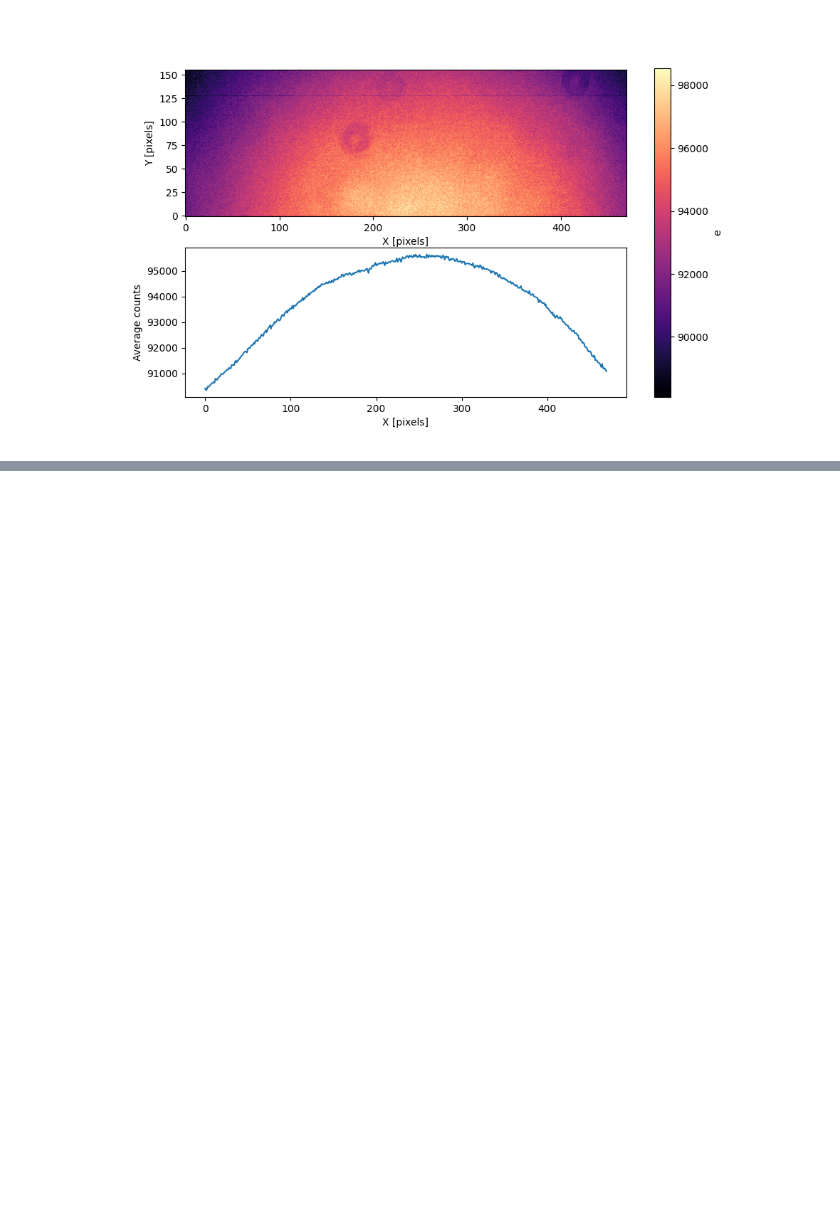
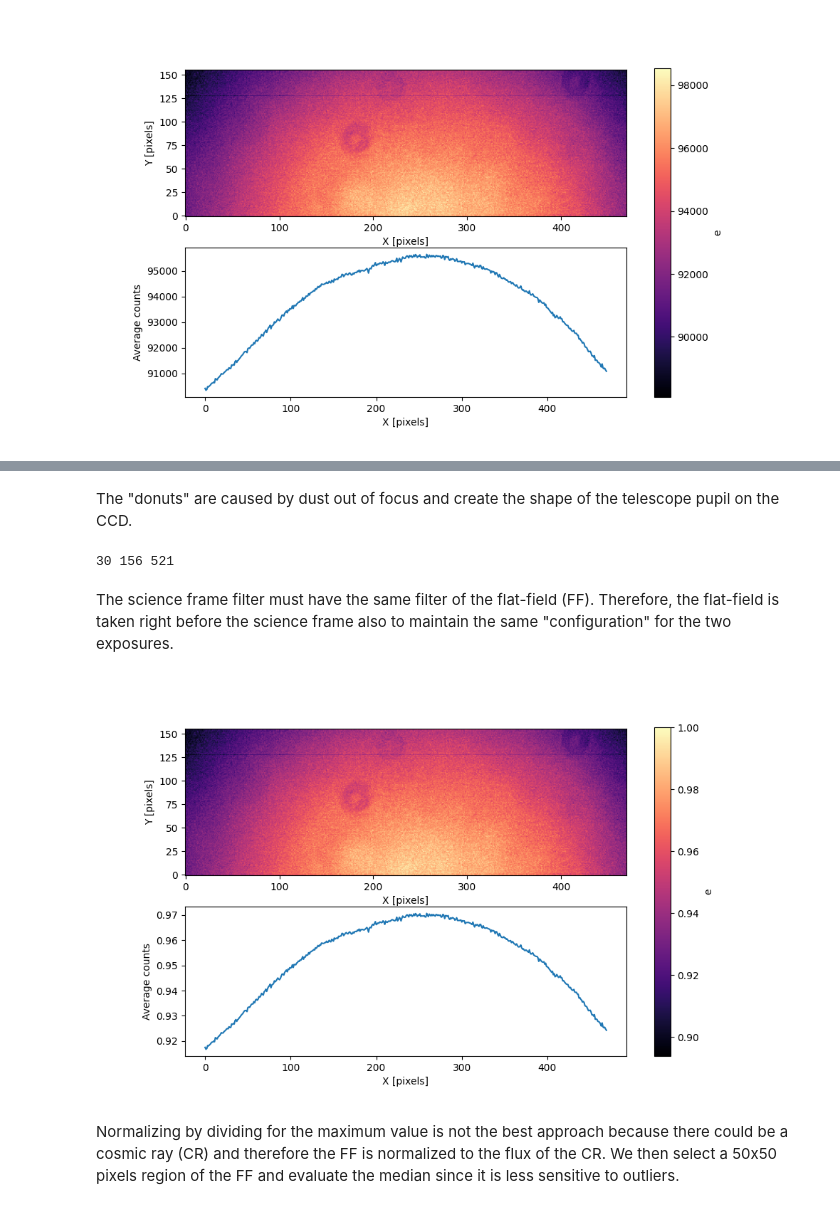
Before and after one commit to AstroMichele/AstroLab2-2024, a Jupyter notebook: flat.ipynb, the cells around one changed output, grey strips where cells are left out. Drawn from its saved outputs; the diff is of its cells as text; code cells hidden in the pictures; blank space fills up the shorter version.

```diff
--- a/flat.ipynb
+++ b/flat.ipynb
@@ -81,0 +105,9 @@ plt.show()
+# %% [markdown]
+The "donuts" are caused by dust out of focus and create the shape of the telescope pupil on the CCD.
+# %%
+flat00_dim00, flat00_dim01 = np.shape(flat00_data)
+print(n_flat, flat00_dim00, flat00_dim01)
+# %% [output]
+30 156 521
+# %% [markdown]
+The science frame filter must have the same filter of the flat-field (FF). Therefore, the flat-field is taken right before the science frame also to maintain the same "configuration" for the two exposures.
@@ -81,0 +121,17 @@ plt.show()
+# %%
+fig, ax = plt.subplots(2, 1, figsize=(10, 6))
+im1 = ax[0].imshow(flat00_data[:, 20:490]/vmax, origin='lower', cmap='magma')   #the indexing is to exclude the black columns in the CCD
+median_column = np.average(flat00_data[:, 20:490]/vmax, axis=0)
+im2 = ax[1].plot(median_column)
+cbar = fig.colorbar(im1, ax=ax)
+
+cbar.set_label('e')
+ax[0].set_xlabel('X [pixels]')
+ax[0].set_ylabel('Y [pixels]')
+ax[1].set_xlabel('X [pixels]')
+ax[1].set_ylabel('Average counts')  #normalized electrons
+plt.show()
+# %% [output]
+[figure, added]
+# %% [markdown]
+Normalizing by dividing for the maximum value is not the best approach because there could be a cosmic ray (CR) and therefore the FF is normalized to the flux of the CR. We then select a 50x50 pixels region of the FF and evaluate the median since it is less sensitive to outliers.
```
Also changed, not shown: parts of 17 cells of this notebook.
